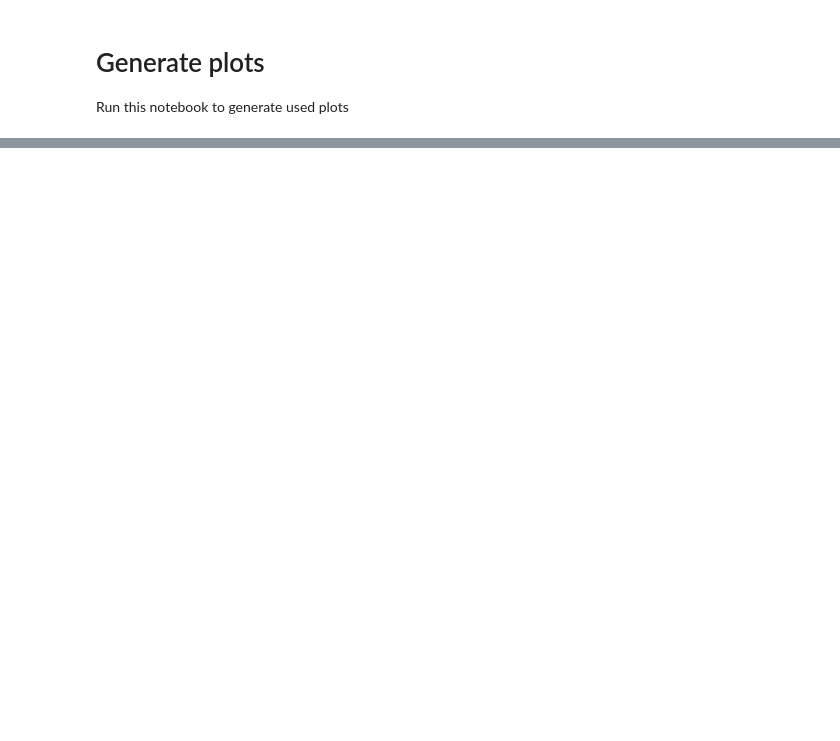
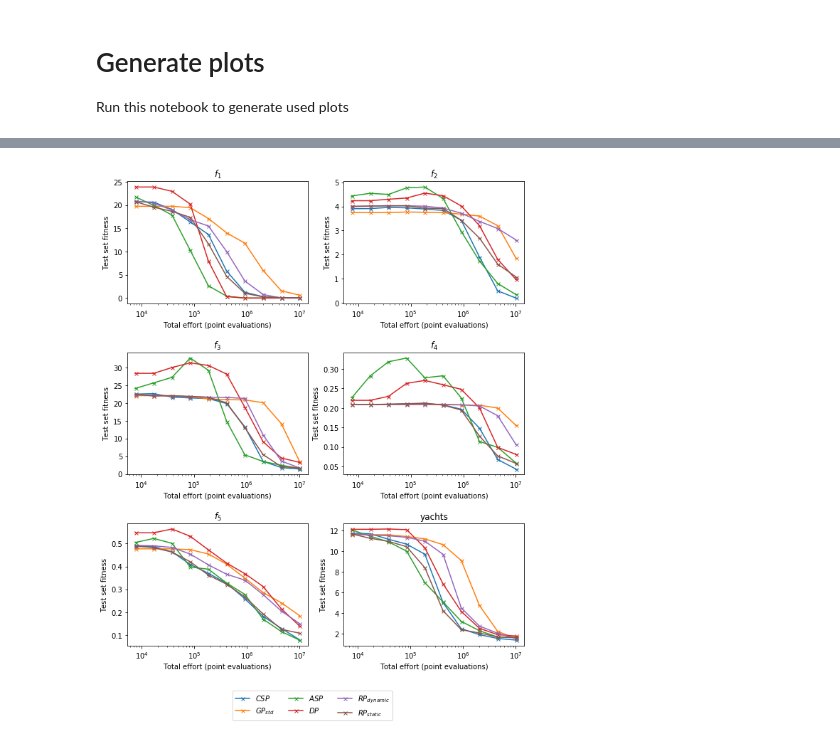
Before and after one commit to mayerja1/fpgp, a Jupyter notebook: notebooks/plot_maker.ipynb, the cells around one changed output, grey strips where cells are left out. Saved outputs shown, nothing was run; the diff lists cells and outputs as text; code cells hidden in the pictures; blank space fills up the shorter version.

```diff
--- a/notebooks/plot_maker.ipynb
+++ b/notebooks/plot_maker.ipynb
@@ -14,9 +15,3 @@ import numpy as np
-# %%
-for i in range(1, 6):
-    data = np.load('../datasets/f' + str(i) + '.npz')
-    plt.plot(data['trn'][:, :-1], data['trn'][:, -1])
-    plt.title(data['description'])
-    plt.show()
 # %%
 exp, names = [utils.LoadedLogs('data/f2_1e7_evals_coev_8predsz')], ['coev, size 8']
 plotting_tools.compare_performance(exp, 'evals', 'test_set_f', ignore_tresh=200, method_names=names, xlabel='Total Effort (point evaluations)', ylabel='Test set fitness')
@@ -98,0 +203,21 @@ plt.savefig('plots/f2_failed_run.pdf')
+# %%
+fig, axs = plt.subplots(nrows=3, ncols=2, figsize=(10, 12))
+lines = []
+for ax, b in zip((a for row in axs for a in row), benchmarks):
+    logs, names = utils.get_results(b)
+    title = os.path.basename(b)
+    try:
+        i = int(title[1])
+        title = f'$f_{i}$'
+    except:
+        ...
+    lines = plotting_tools.compare_performance(logs, 'evals', 'test_set_f',method_names=plotting_tools.names_to_latex(names),
+                                               ignore_tresh=np.inf, xlabel='Total effort (point evaluations)',
+                                               ylabel='Test set fitness', title=title, ax=ax, fig=fig, xscale='log',
+                                               vals_errors_func=meansof90, legend=False)
+
+fig.legend(lines, plotting_tools.names_to_latex(names), loc=8, ncol=3)
+fig.subplots_adjust(hspace=0.4)
+plt.savefig('../plots/evals_meanof90_log.pdf')
+# %% [output]
+[figure, added]
```
Also changed, not shown: parts of 10 cells of this notebook, 3 other files.
